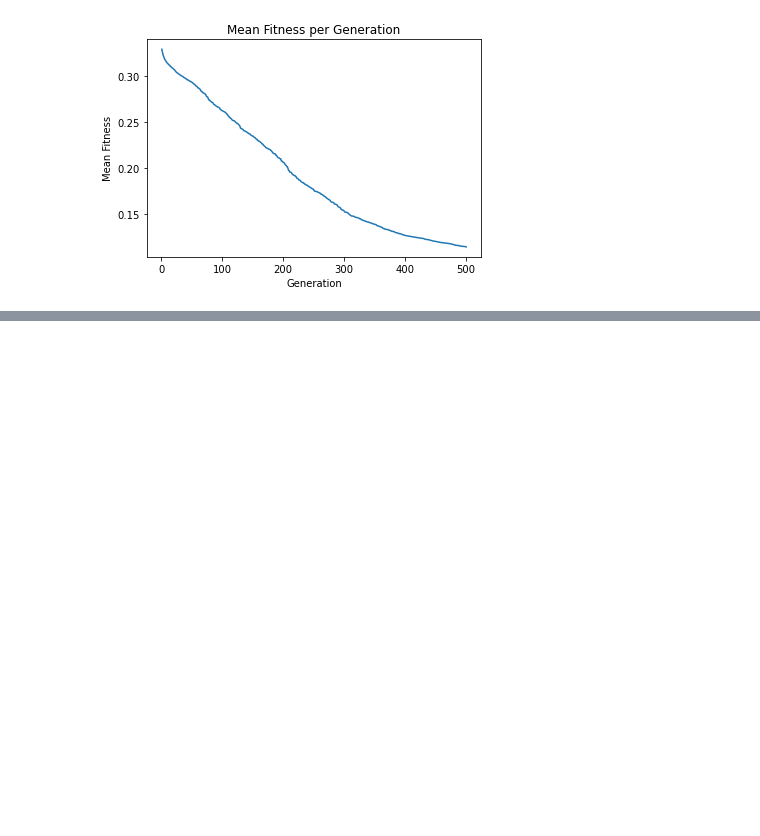
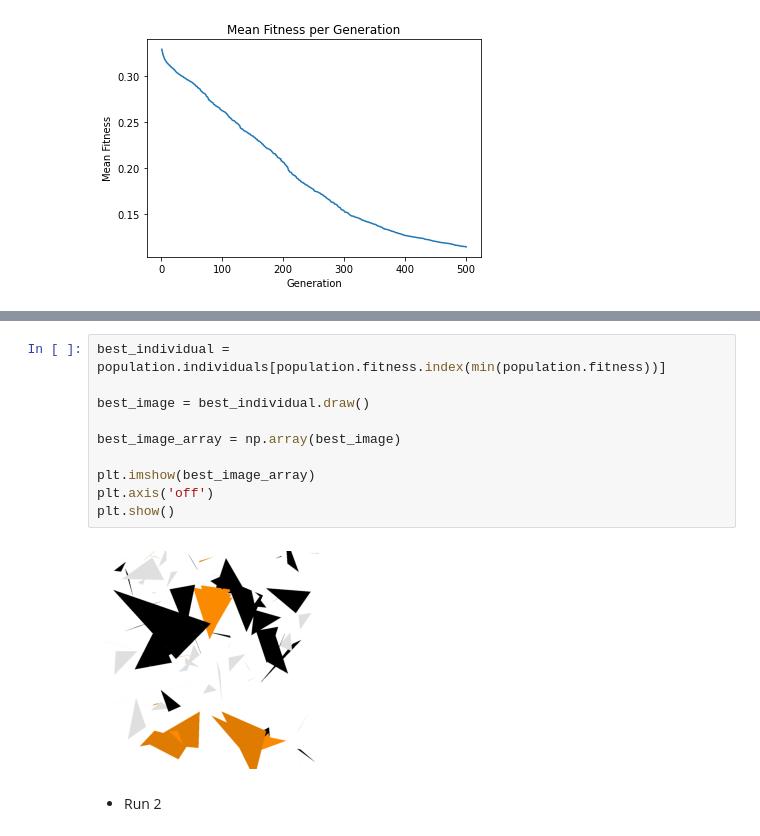
Before and after one commit to beatrizdsantosss/cifo-project, a Jupyter notebook: Two point crossover.ipynb, the cells around one changed output, grey strips where cells are left out. Saved outputs shown, nothing was run; the diff lists cells and outputs as text; blank space fills up the shorter version.

```diff
--- a/Two point crossover.ipynb
+++ b/Two point crossover.ipynb
@@ -413,0 +591,14 @@ plt.show()
+# %%
+best_individual = population.individuals[population.fitness.index(min(population.fitness))]
+
+best_image = best_individual.draw()
+
+best_image_array = np.array(best_image)
+
+plt.imshow(best_image_array)
+plt.axis('off')
+plt.show()
+# %% [output]
+[figure, added]
+# %% [markdown]
+* Run 2
```
Also changed, not shown: parts of 25 cells of this notebook, 3 other files.
